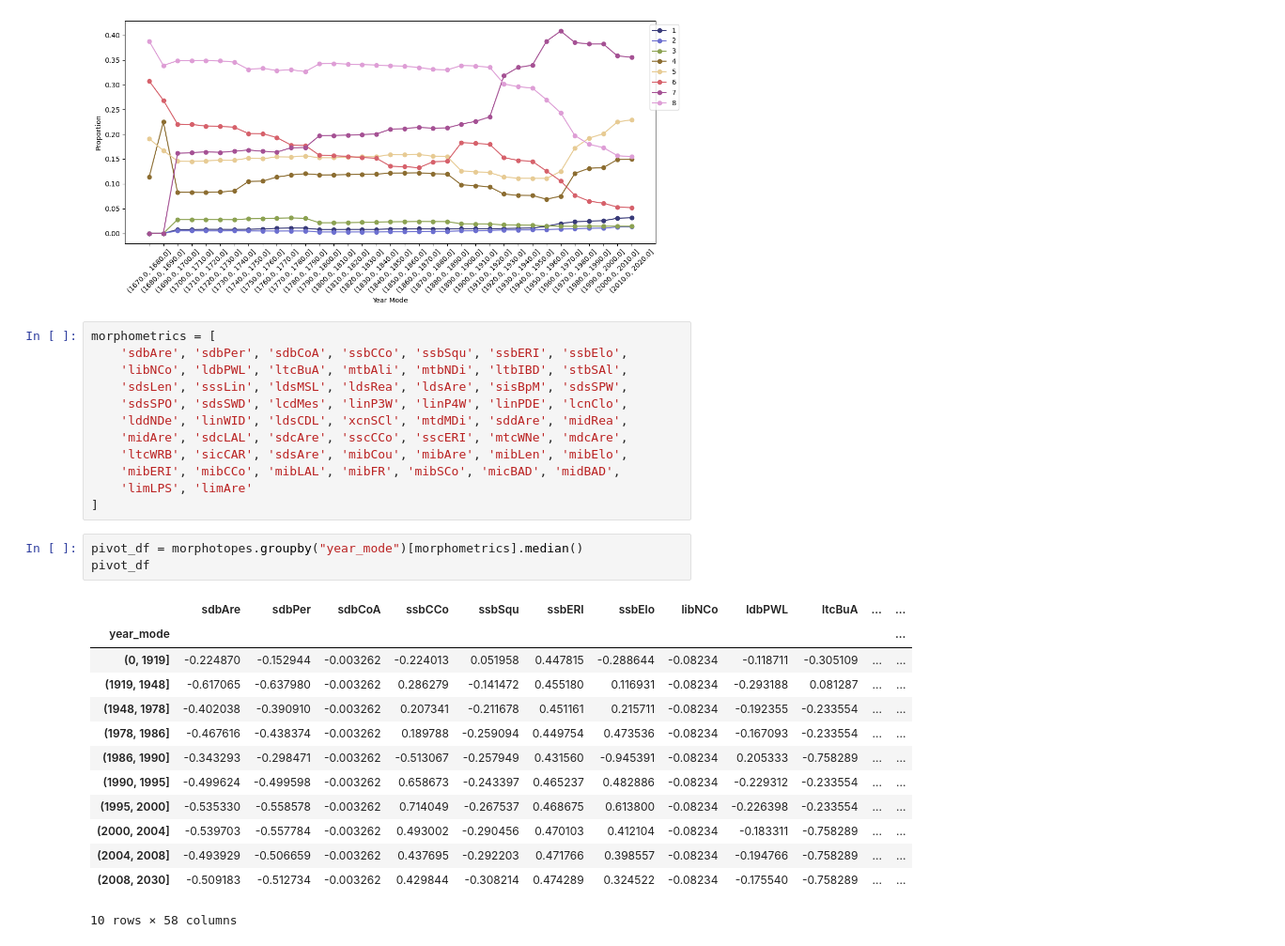
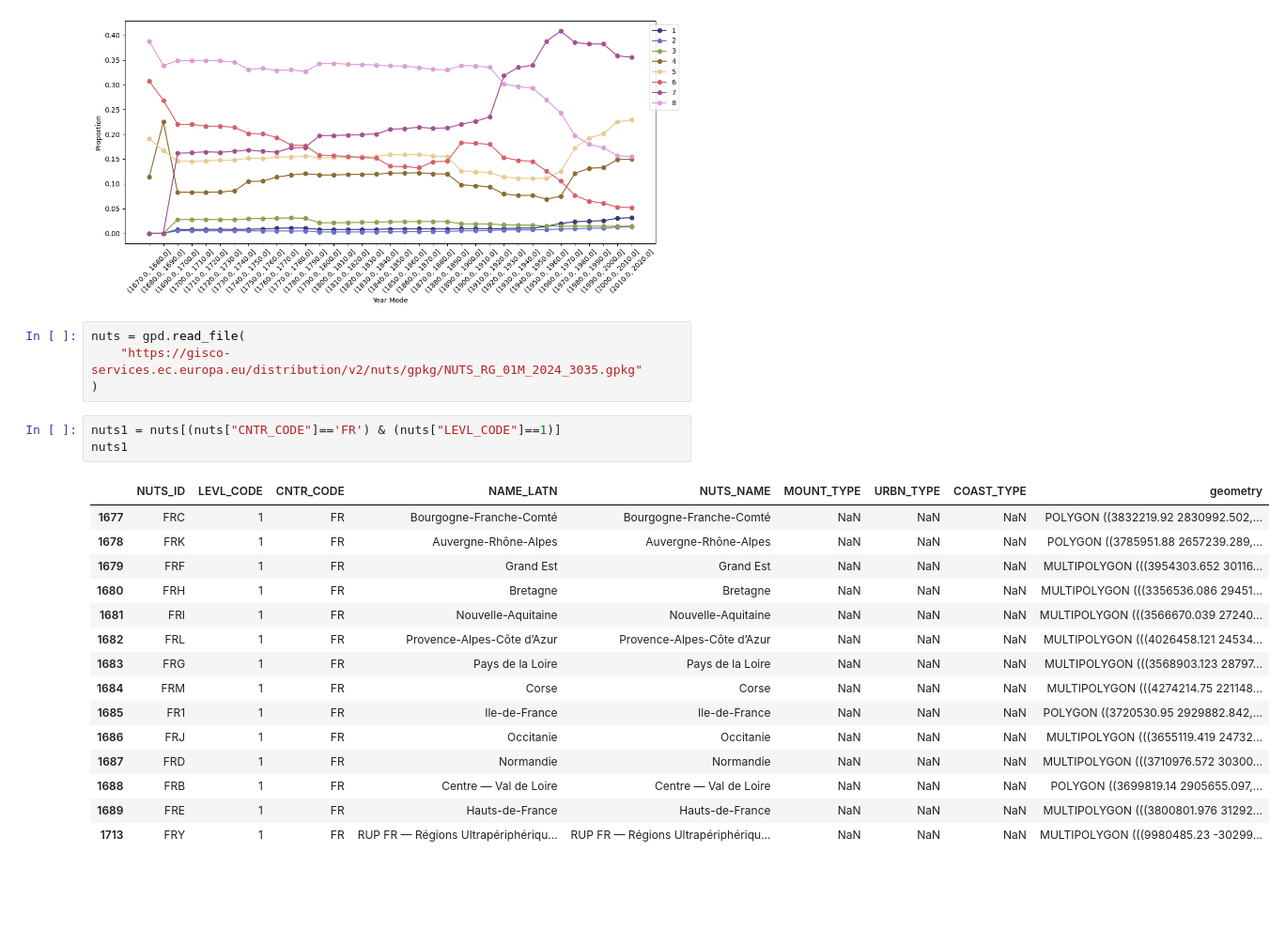
Before and after one commit to uscuni/evolution, a Jupyter notebook: code/fr_analysis.ipynb, the cells around one changed output. Shown at 94% size. Drawn from its saved outputs; the diff is of its cells as text; blank space fills up the shorter version.

```diff
--- a/code/fr_analysis.ipynb
+++ b/code/fr_analysis.ipynb
@@ -95,35 +95,29 @@ tools.hist(pivot3_cum)
 tools.line_plot(pivot3_cum)
 # %% [output]
 [figure]
-# %%
-morphometrics = [
-    'sdbAre', 'sdbPer', 'sdbCoA', 'ssbCCo', 'ssbSqu', 'ssbERI', 'ssbElo',
-    'libNCo', 'ldbPWL', 'ltcBuA', 'mtbAli', 'mtbNDi', 'ltbIBD', 'stbSAl',
-    'sdsLen', 'sssLin', 'ldsMSL', 'ldsRea', 'ldsAre', 'sisBpM', 'sdsSPW',
-    'sdsSPO', 'sdsSWD', 'lcdMes', 'linP3W', 'linP4W', 'linPDE', 'lcnClo',
-    'lddNDe', 'linWID', 'ldsCDL', 'xcnSCl', 'mtdMDi', 'sddAre', 'midRea',
-    'midAre', 'sdcLAL', 'sdcAre', 'sscCCo', 'sscERI', 'mtcWNe', 'mdcAre',
-    'ltcWRB', 'sicCAR', 'sdsAre', 'mibCou', 'mibAre', 'mibLen', 'mibElo',
-    'mibERI', 'mibCCo', 'mibLAL', 'mibFR', 'mibSCo', 'micBAD', 'midBAD',
-    'limLPS', 'limAre'
-]
-# %%
-pivot_df = morphotopes.groupby("year_mode")[morphometrics].median()
-pivot_df
-# %% [output]
-|  | sdbAre | sdbPer | sdbCoA | ssbCCo | ssbSqu | ssbERI | ssbElo | libNCo | ldbPWL | ltcBuA | ... | ... |
-| year_mode |  |  |  |  |  |  |  |  |  |  |  | ... |
-| (0, 1919] | -0.224870 | -0.152944 | -0.003262 | -0.224013 | 0.051958 | 0.447815 | -0.288644 | -0.08234 | -0.118711 | -0.305109 | ... | ... |
-| (1919, 1948] | -0.617065 | -0.637980 | -0.003262 | 0.286279 | -0.141472 | 0.455180 | 0.116931 | -0.08234 | -0.293188 | 0.081287 | ... | ... |
-| (1948, 1978] | -0.402038 | -0.390910 | -0.003262 | 0.207341 | -0.211678 | 0.451161 | 0.215711 | -0.08234 | -0.192355 | -0.233554 | ... | ... |
-| (1978, 1986] | -0.467616 | -0.438374 | -0.003262 | 0.189788 | -0.259094 | 0.449754 | 0.473536 | -0.08234 | -0.167093 | -0.233554 | ... | ... |
-| (1986, 1990] | -0.343293 | -0.298471 | -0.003262 | -0.513067 | -0.257949 | 0.431560 | -0.945391 | -0.08234 | 0.205333 | -0.758289 | ... | ... |
-| (1990, 1995] | -0.499624 | -0.499598 | -0.003262 | 0.658673 | -0.243397 | 0.465237 | 0.482886 | -0.08234 | -0.229312 | -0.233554 | ... | ... |
-| (1995, 2000] | -0.535330 | -0.558578 | -0.003262 | 0.714049 | -0.267537 | 0.468675 | 0.613800 | -0.08234 | -0.226398 | -0.233554 | ... | ... |
-| (2000, 2004] | -0.539703 | -0.557784 | -0.003262 | 0.493002 | -0.290456 | 0.470103 | 0.412104 | -0.08234 | -0.183311 | -0.758289 | ... | ... |
-| (2004, 2008] | -0.493929 | -0.506659 | -0.003262 | 0.437695 | -0.292203 | 0.471766 | 0.398557 | -0.08234 | -0.194766 | -0.758289 | ... | ... |
-| (2008, 2030] | -0.509183 | -0.512734 | -0.003262 | 0.429844 | -0.308214 | 0.474289 | 0.324522 | -0.08234 | -0.175540 | -0.758289 | ... | ... |
-10 rows × 58 columns
+# %%
+nuts = gpd.read_file(
+    "https://gisco-services.ec.europa.eu/distribution/v2/nuts/gpkg/NUTS_RG_01M_2024_3035.gpkg"
+)
+# %%
+nuts1 = nuts[(nuts["CNTR_CODE"]=='FR') & (nuts["LEVL_CODE"]==1)]
+nuts1
+# %% [output]
+|  | NUTS_ID | LEVL_CODE | CNTR_CODE | NAME_LATN | NUTS_NAME | MOUNT_TYPE | URBN_TYPE | COAST_TYPE | geometry |
+| 1677 | FRC | 1 | FR | Bourgogne-Franche-Comté | Bourgogne-Franche-Comté | NaN | NaN | NaN | POLYGON ((3832219.92 2830992.502,... |
+| 1678 | FRK | 1 | FR | Auvergne-Rhône-Alpes | Auvergne-Rhône-Alpes | NaN | NaN | NaN | POLYGON ((3785951.88 2657239.289,... |
+| 1679 | FRF | 1 | FR | Grand Est | Grand Est | NaN | NaN | NaN | MULTIPOLYGON (((3954303.652 30116... |
+| 1680 | FRH | 1 | FR | Bretagne | Bretagne | NaN | NaN | NaN | MULTIPOLYGON (((3356536.086 29451... |
+| 1681 | FRI | 1 | FR | Nouvelle-Aquitaine | Nouvelle-Aquitaine | NaN | NaN | NaN | MULTIPOLYGON (((3566670.039 27240... |
+| 1682 | FRL | 1 | FR | Provence-Alpes-Côte d’Azur | Provence-Alpes-Côte d’Azur | NaN | NaN | NaN | MULTIPOLYGON (((4026458.121 24534... |
+| 1683 | FRG | 1 | FR | Pays de la Loire | Pays de la Loire | NaN | NaN | NaN | MULTIPOLYGON (((3568903.123 28797... |
+| 1684 | FRM | 1 | FR | Corse | Corse | NaN | NaN | NaN | MULTIPOLYGON (((4274214.75 221148... |
+| 1685 | FR1 | 1 | FR | Ile-de-France | Ile-de-France | NaN | NaN | NaN | POLYGON ((3720530.95 2929882.842,... |
+| 1686 | FRJ | 1 | FR | Occitanie | Occitanie | NaN | NaN | NaN | MULTIPOLYGON (((3655119.419 24732... |
+| 1687 | FRD | 1 | FR | Normandie | Normandie | NaN | NaN | NaN | MULTIPOLYGON (((3710976.572 30300... |
+| 1688 | FRB | 1 | FR | Centre — Val de Loire | Centre — Val de Loire | NaN | NaN | NaN | POLYGON ((3699819.14 2905655.097,... |
+| 1689 | FRE | 1 | FR | Hauts-de-France | Hauts-de-France | NaN | NaN | NaN | MULTIPOLYGON (((3800801.976 31292... |
+| 1713 | FRY | 1 | FR | RUP FR — Régions Ultrapériphériqu... | RUP FR — Régions Ultrapériphériqu... | NaN | NaN | NaN | MULTIPOLYGON (((9980485.23 -30299... |
 # %%
 morphotopes_centr = morphotopes.copy()
 morphotopes_centr["geometry"] = morphotopes_centr.geometry.centroid
```
Also changed, not shown: parts of 25 cells of this notebook, 2 other files.
